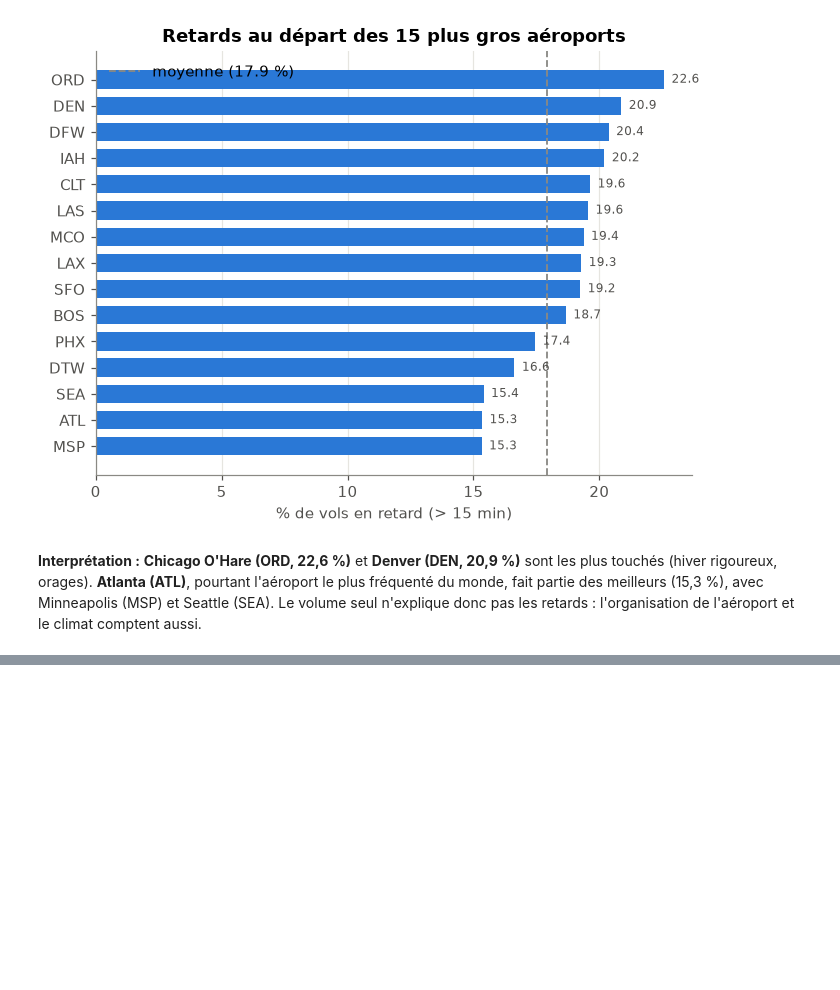
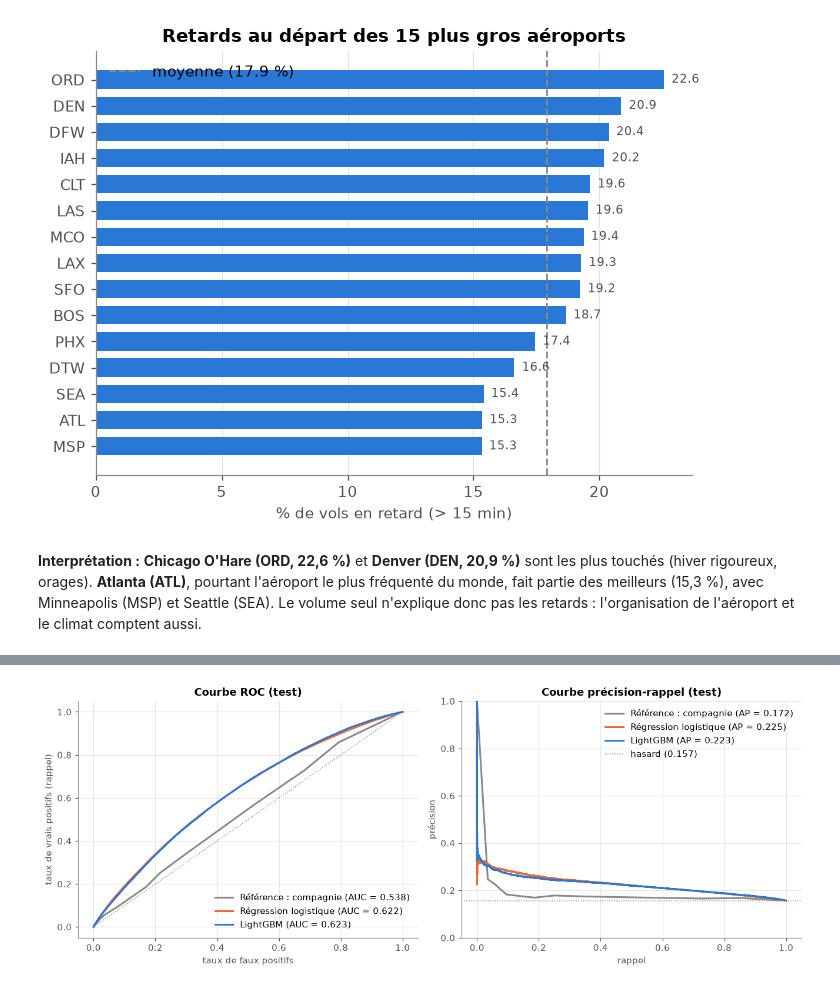
Before and after one commit to amenallahsallemi9-cell/flight-delay-prediction, a Jupyter notebook: notebooks/retards_avion.ipynb, the cells around one changed output, grey strips where cells are left out. Saved outputs shown, nothing was run; the diff lists cells and outputs as text; code cells hidden in the pictures; blank space fills up the shorter version.

```diff
--- a/notebooks/retards_avion.ipynb
+++ b/notebooks/retards_avion.ipynb
@@ -163,0 +186,6 @@ plt.show()
+# %%
+SEP = F.separer_temps(df)
+# Taux historiques : coupure au 1er août pour l'entraînement et la validation,
+# figés au 1er septembre pour le test. Aéroports hors top 100 de l'entraînement → « AUTRE ».
+jeu = F.construire_jeu_modele(df)
+jeu.loc[SEP["entrainement"], F.NUM_HIST].describe().round(3)
@@ -163,0 +242,14 @@ plt.show()
+# %%
+CAT, NUM = F.CAT, F.NUM_BASE + F.NUM_HIST
+VARIABLES = CAT + NUM
+
+X_tr, y_tr = jeu.loc[SEP["entrainement"], VARIABLES], jeu.loc[SEP["entrainement"], "RETARD"]
+X_val, y_val = jeu.loc[SEP["validation"], VARIABLES], jeu.loc[SEP["validation"], "RETARD"]
+X_test, y_test = jeu.loc[SEP["test"], VARIABLES], jeu.loc[SEP["test"], "RETARD"]
+
+assert jeu.loc[SEP["entrainement"], "DATE"].max() < jeu.loc[SEP["validation"], "DATE"].min()
+assert jeu.loc[SEP["validation"], "DATE"].max() < jeu.loc[SEP["test"], "DATE"].min()
+assert not set(VARIABLES) & set(F.COLONNES_INTERDITES), "variable interdite utilisée"
+
+for nom, y in [("Entraînement (jan-juil)", y_tr), ("Validation (août)", y_val), ("Test (sept, nov, déc)", y_test)]:
+    print(f"{nom:<30} {len(y):>9,} vols | {y.mean():.1%} de retards")
@@ -163,0 +267,11 @@ plt.show()
+# %%
+resultats_val, resultats_test, probas_test, seuils = {}, {}, {}, {}
+
+def evaluer(nom, proba_val, proba_test):
+    """Choisit le seuil sur la validation, puis mesure validation et test avec ce même seuil."""
+    seuils[nom] = E.choisir_seuil(y_val, proba_val)
+    resultats_val[nom] = E.metriques(y_val, proba_val, seuils[nom])
+    resultats_test[nom] = E.metriques(y_test, proba_test, seuils[nom])
+    probas_test[nom] = np.asarray(proba_test)
+    r = resultats_test[nom]
+    print(f"{nom:<28} TEST  ROC-AUC = {r['ROC-AUC']:.3f} | PR-AUC = {r['PR-AUC']:.3f} | F1 = {r['F1']:.3f}  (seuil {seuils[nom]:.3f})")
@@ -163,0 +422,5 @@ plt.show()
+# %%
+fig = E.courbes_roc_pr(y_test, {k: v for k, v in probas_test.items() if k != "Référence : constante"}, " (test)")
+E.sauver(fig, "courbes_roc_pr"); plt.show()
+# %% [output]
+[figure, added]
```
Also changed, not shown: parts of 30 cells of this notebook, 4 other files.
